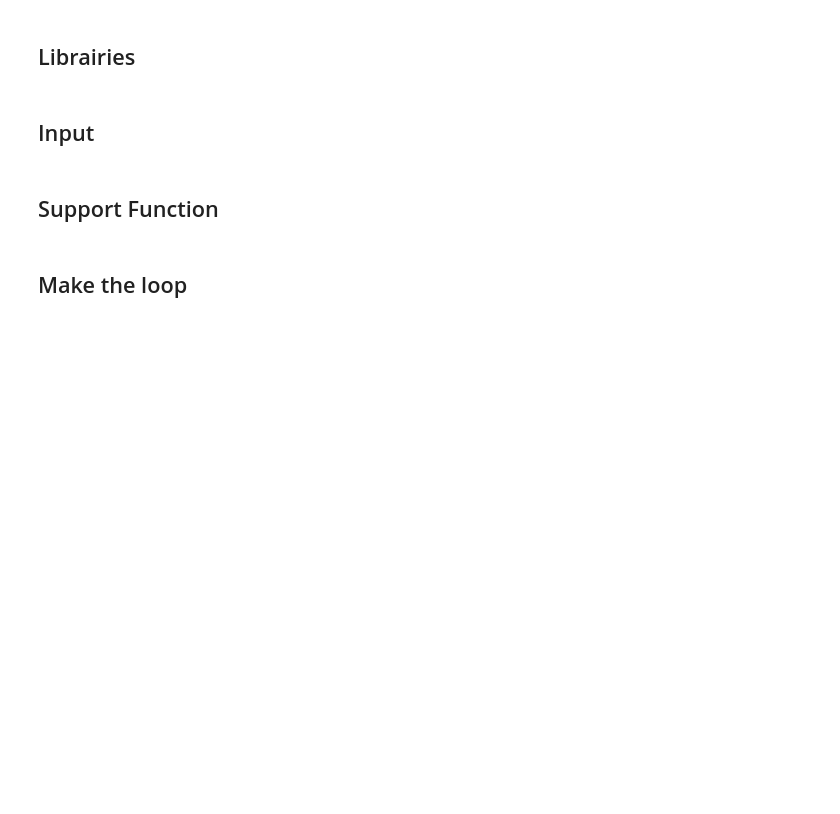
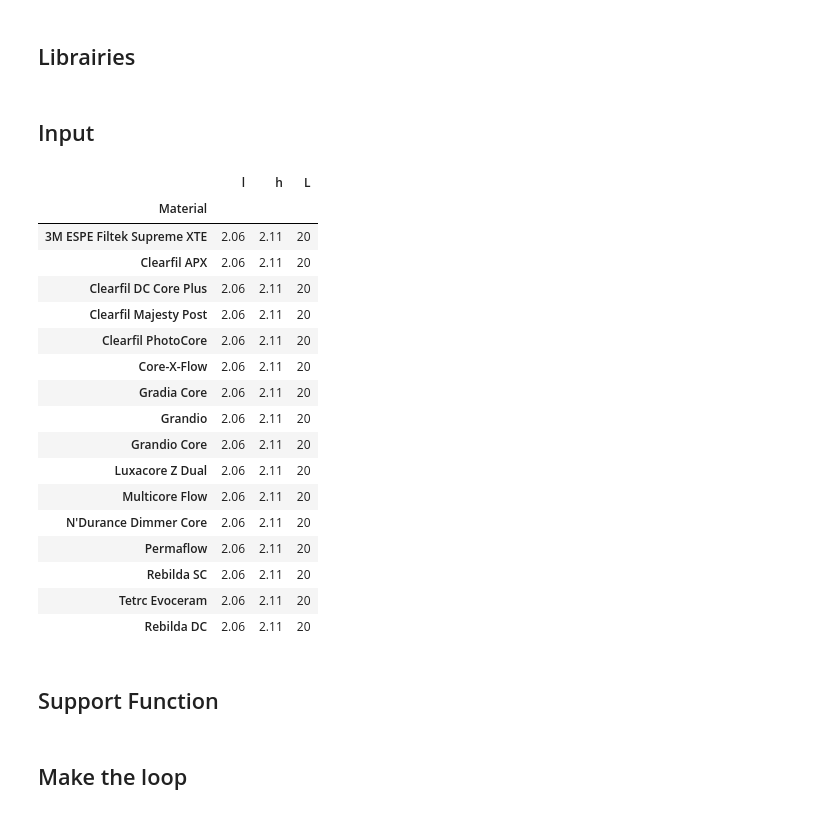
Before and after one commit to RomainBui/ThesisAdrien, a Jupyter notebook: main.ipynb, the cells around one changed output. Saved outputs shown, nothing was run; the diff lists cells and outputs as text; code cells hidden in the pictures; blank space fills up the shorter version.

```diff
--- a/main.ipynb
+++ b/main.ipynb
@@ -18,6 +18,27 @@ l = 2.11
 in_df = pd.read_csv('Data/input.csv', sep = ';')
 in_df = in_df.set_index('Material')
 #in_df.index = in_df.Material.values
+# %%
+in_df
+# %% [output]
+|  | l | h | L |
+| Material |  |  |  |
+| 3M ESPE Filtek Supreme XTE | 2.06 | 2.11 | 20 |
+| Clearfil APX | 2.06 | 2.11 | 20 |
+| Clearfil DC Core Plus | 2.06 | 2.11 | 20 |
+| Clearfil Majesty Post | 2.06 | 2.11 | 20 |
+| Clearfil PhotoCore | 2.06 | 2.11 | 20 |
+| Core-X-Flow | 2.06 | 2.11 | 20 |
+| Gradia Core | 2.06 | 2.11 | 20 |
+| Grandio | 2.06 | 2.11 | 20 |
+| Grandio Core | 2.06 | 2.11 | 20 |
+| Luxacore Z Dual | 2.06 | 2.11 | 20 |
+| Multicore Flow | 2.06 | 2.11 | 20 |
+| N'Durance Dimmer Core | 2.06 | 2.11 | 20 |
+| Permaflow | 2.06 | 2.11 | 20 |
+| Rebilda SC | 2.06 | 2.11 | 20 |
+| Tetrc Evoceram | 2.06 | 2.11 | 20 |
+| Rebilda DC | 2.06 | 2.11 | 20 |
 # %% [markdown]
 ## Support Function
 # %%
```
Also changed, not shown: parts of 17 cells of this notebook, 4 other files.
